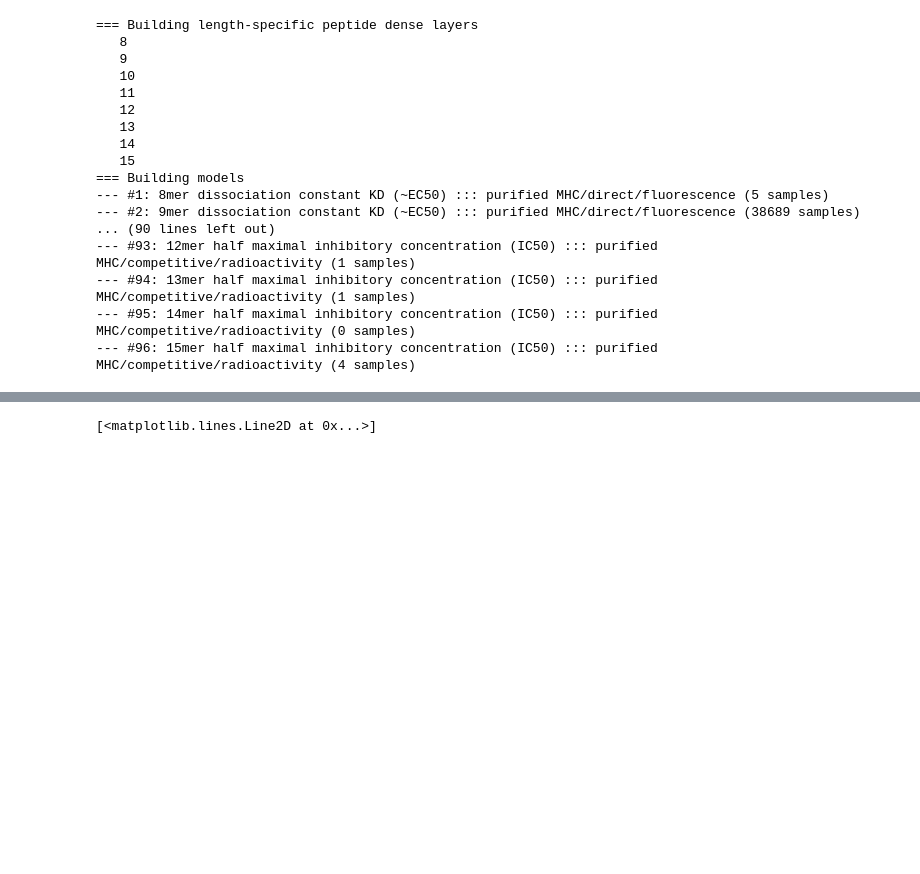
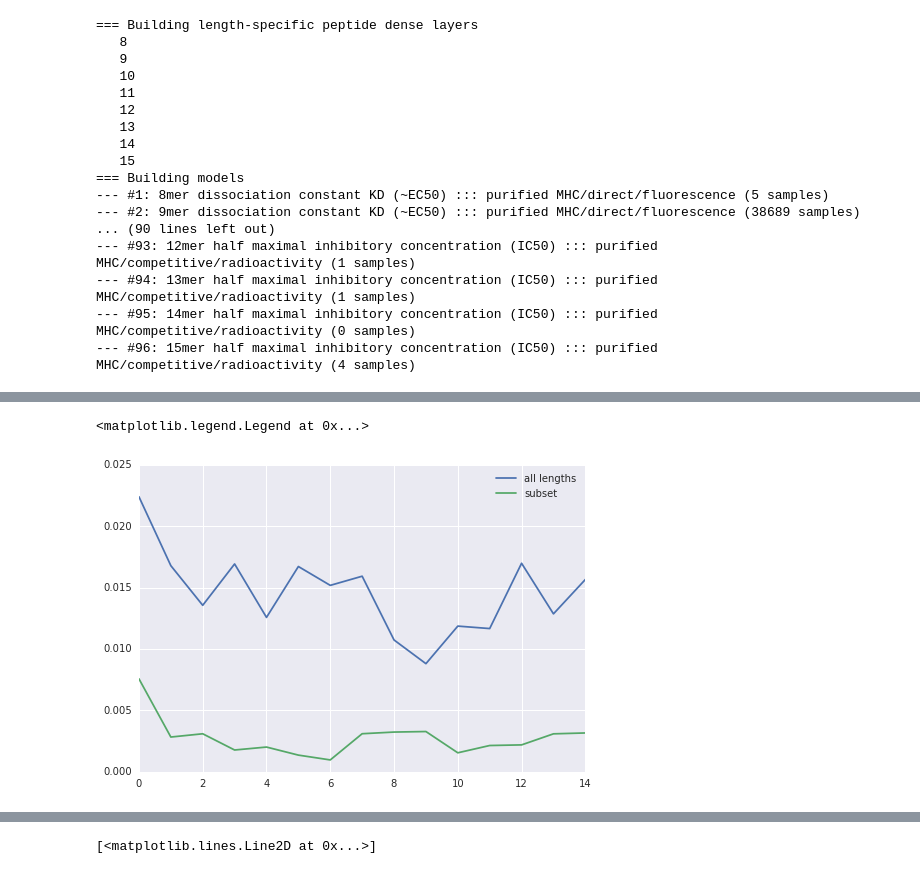
Before and after one commit to openvax/mhcflurry, a Jupyter notebook: multi-assay-iedb/Multi-Output MHC Predictors.ipynb, the cells around one changed output, grey strips where cells are left out. Cells and saved outputs as stored; diff of their text form; code cells hidden in the pictures; blank space fills up the shorter version.

```diff
--- a/multi-assay-iedb/Multi-Output MHC Predictors.ipynb
+++ b/multi-assay-iedb/Multi-Output MHC Predictors.ipynb
@@ -616,27 +545,0 @@ Xs_by_length
-# %%
-from sklearn.cross_validation import StratifiedKFold
-from sklearn.metrics import roc_auc_score
-
-assay_9mers = dataframes_by_length[9].assay_name
-# do 3-fold CV on 9mers, stratified by assay type
-for fold_idx, (train_idx, test_idx) in enumerate(StratifiedKFold(assay_9mers, n_folds=3)):
-    print("=== Fold #%d" % (fold_idx + 1,))
-    fold_Xs_train = Xs_by_length.copy()
-    fold_Xs_train[9] = {"peptide": Xs_by_length[9]["peptide"][train_idx], "allele": Xs_by_length[9]["allele"][train_idx]}
-    fold_Xs_9mer_test = {"peptide": Xs_by_length[9]["peptide"][test_idx], "allele": Xs_by_length[9]["allele"][test_idx]}
-
-    fold_Ys_train = Ys_by_length.copy()
-    fold_Ys_train[9] = Ys_by_length[9][train_idx]
-    fold_Ys_9mer_test = Ys_by_length[9][test_idx]
-
-    models_by_length = make_models()
-    for epoch in range(10):
-        fit(models_by_length, fold_Xs_train, fold_Ys_train, n_epochs=1)
-
-        Y_pred = models_by_length[9].predict(fold_Xs_9mer_test)
-
-        Y_pred_KD_IC50_cellfree_radioactive = Y_pred[:, 1]
-        Y_true_ic50 = fold_Ys_9mer_test[:, 1]
-        Y_true_label = (50000.0 ** (1-Y_true_ic50)) <= 500
-        auc = roc_auc_score(Y_true_label, Y_pred_KD_IC50_cellfree_radioactive)
-        print("-- Epoch #%d: AUC=%0.4f" % (epoch + 1, auc))
@@ -661,0 +612,3 @@ Making model for peptide length 15mer
+# %%
+
+aucs_subset = run_cv(df=df_subset_gt100, min_peptide_length=9, max_peptide_length=9, test_peptide_length=9, n_epochs=15)
@@ -661,0 +633,2 @@ Making model for peptide length 15mer
+# %%
+aucs_all = run_cv(df=df_subset_gt100, min_peptide_length=8, max_peptide_length=12, test_peptide_length=9, n_epochs=15)
@@ -661,0 +653,8 @@ Making model for peptide length 15mer
+# %%
+import seaborn
+seaborn.plt.plot(range(15), aucs_all[0].std(axis=0))
+seaborn.plt.plot(range(15), aucs_subset[0].std(axis=0))
+seaborn.plt.legend(["all lengths", "subset"])
+# %% [output]
+<matplotlib.legend.Legend at 0x...>
+[figure, added]
```
Also changed, not shown: parts of 27 cells of this notebook, 1 other file.
